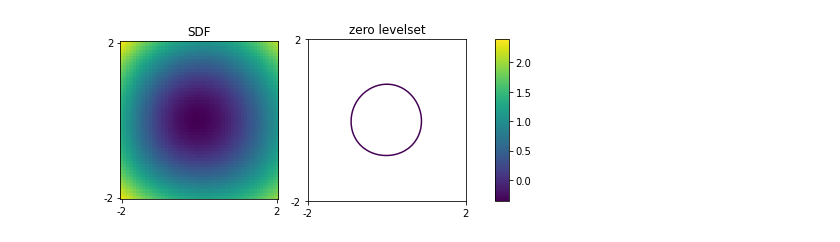
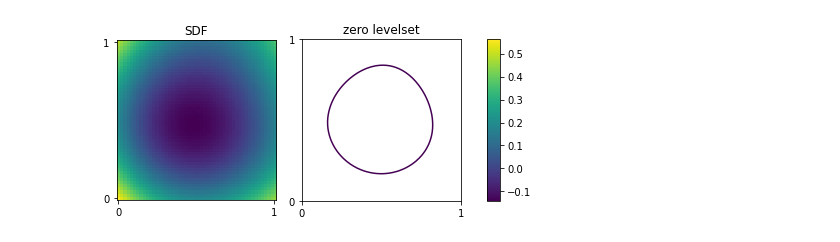
Before and after one commit to niklasschmitz/sdf_jax, a Jupyter notebook: sdf_treex.ipynb, the cells around one changed output. Drawn from its saved outputs; the diff is of its cells as text; code cells hidden in the pictures.

```diff
--- a/sdf_treex.ipynb
+++ b/sdf_treex.ipynb
@@ -23,4 +24,35 @@ WARNING:absl:No GPU/TPU found, falling back to CPU. (Set TF_CPP_MIN_LOG_LEVEL=0
 # %%
+class SimpleNeuralSDF(tx.Module):
+    def __init__(self, dims: Sequence[int], act: Callable):
+        self.dims = dims
+        self.act = act
+    @tx.compact
+    def __call__(self, x):
+        assert x.ndim == 1
+        for dim in self.dims:
+            x = tx.Linear(dim)(x)
+            x = self.act(x)
+        y = tx.Linear(1)(x)
+        return y[0]
+
+@ft.partial(jax.value_and_grad, has_aux=True)
+def loss_fn(params, model, x, y):
+    model = model.merge(params)
+    preds = jax.vmap(model)(x)
+    loss = jnp.mean(jnp.abs(preds - y) / (jnp.abs(y) + 0.01))
+    return loss, model
+
+@jax.jit
+def train_step(model, x, y, optimizer):
+    params = model.filter(tx.Parameter)
+    (loss, model), grads = loss_fn(params, model, x, y)
+    new_params = optimizer.update(grads, params)
+    model = model.merge(new_params)
+    return loss, model, optimizer
+
+def print_callback(step, loss, model, optimizer):
+    print(f"[{step}] loss: {loss:.4f}")
+
 def fit(
     sdf=sdf_sphere,
     ngrid=20,
@@ -30,22 +62,23 @@ def fit(
     # optimizer
     key=jrandom.PRNGKey(1234),
     lr=5e-3,
-    steps=100,
+    steps=1000,
     # utils
     cb=print_callback,
-    cb_every=10,
+    cb_every=100,
 ):
-    xs, ys = discretize2d(sdf, xy_lims=(-2, 2), ngrid=ngrid)
+    xs, ys = discretize2d(sdf, xy_lims=(0,1), ngrid=ngrid)
     xs = xs.reshape(-1, 2)
     ys = ys.reshape(-1)
     key, model_key = jrandom.split(key, 2)
     model = SimpleNeuralSDF(dims=dims, act=act).init(model_key, xs[0])
     optimizer = tx.Optimizer(optax.adam(lr))
     optimizer = optimizer.init(model.filter(tx.Parameter))
-    for step in range(steps):
+    for step in tqdm(range(steps)):
         loss, model, optimizer = train_step(model, xs, ys, optimizer)
         if step % cb_every == 0:
             cb(step, loss, model, optimizer)
+    cb(step, loss, model, optimizer)
     return loss, model
 # %%
 loss, model = fit()
@@ -71,4 +105,4 @@ plot2d(model, ngrid=50)
 # %%
-loss, model = fit(act=jax.nn.softplus)
+loss, model = fit(act=jax.nn.softplus, lr=5e-3)
 plot2d(model, ngrid=50)
 # %% [output]
@@ -85,4 +120,4 @@ plot2d(model, ngrid=50)
-[figure, old version]
+[figure, new version]
 # %%
 plot2d(lambda x: model(x) - sdf_sphere(x), ngrid=50)
 # %% [output]
```
Also changed, not shown: parts of 6 cells of this notebook, 8 other files.
